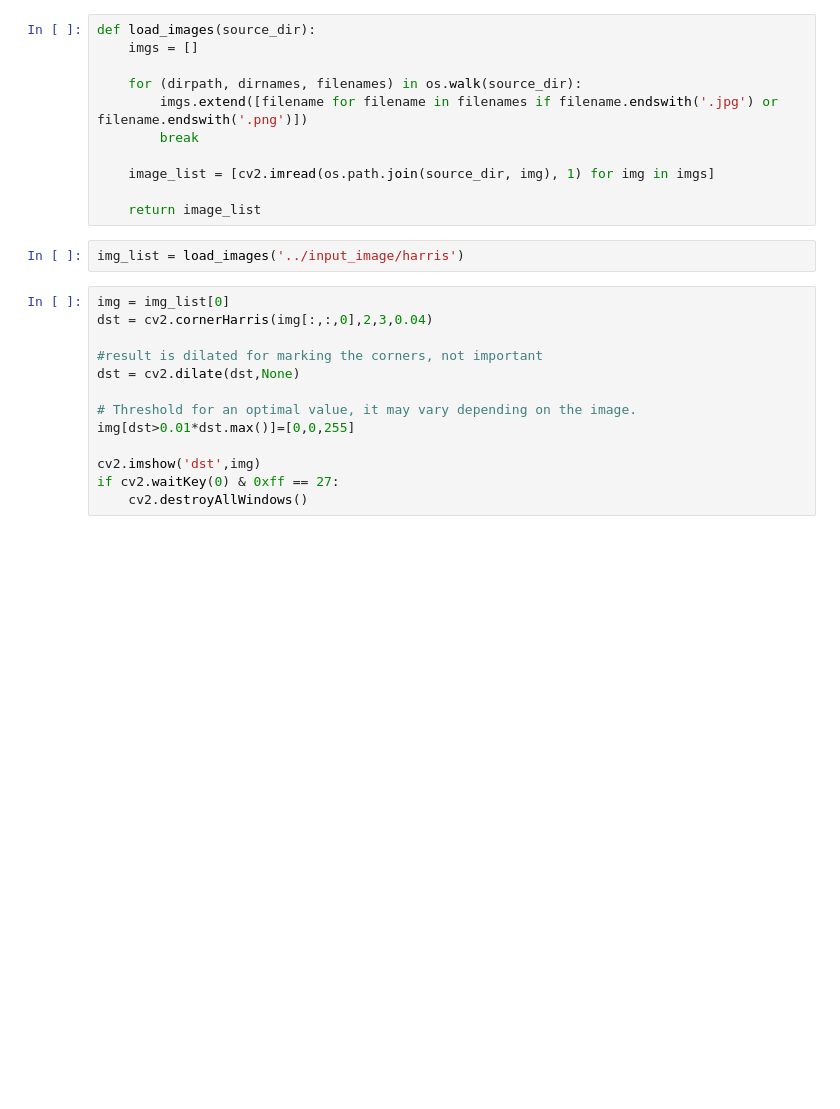
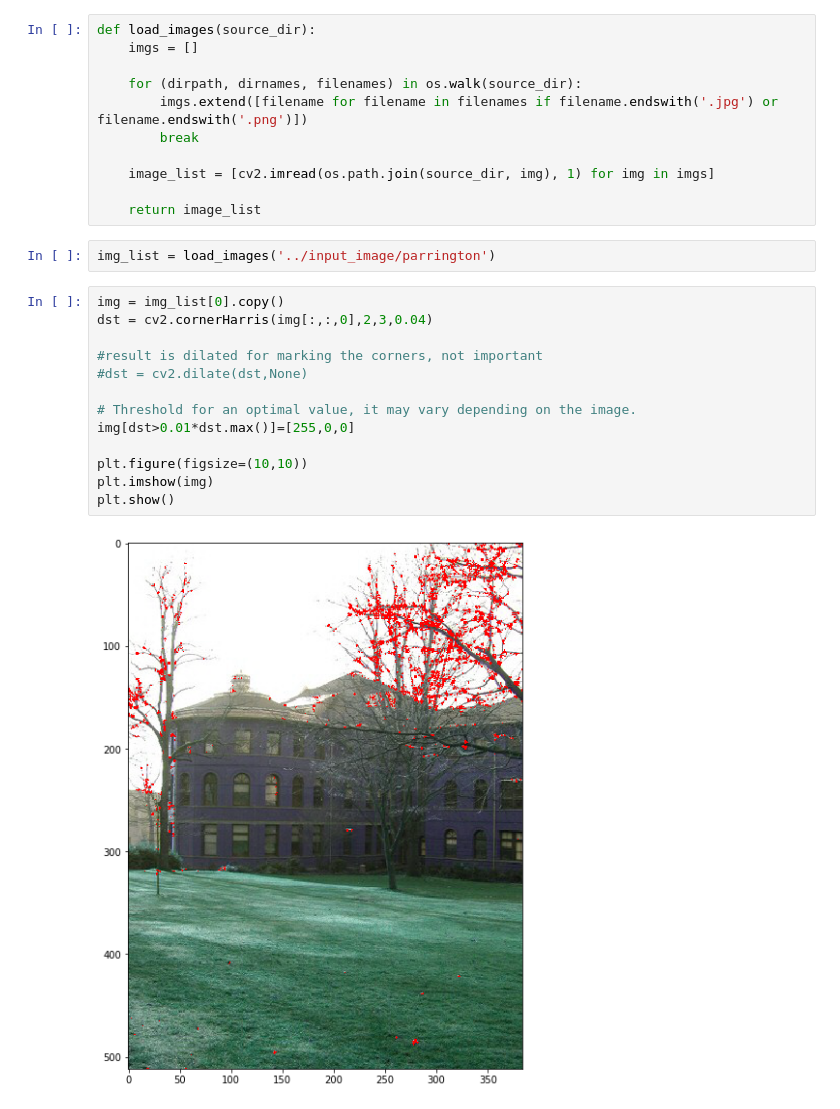
Before and after one commit to SSARCandy/panoramas-image-stitching, a Jupyter notebook: src/notebook.ipynb, the cells around one changed output. Saved outputs shown, nothing was run; the diff lists cells and outputs as text; blank space fills up the shorter version.

```diff
--- a/src/notebook.ipynb
+++ b/src/notebook.ipynb
@@ -16,18 +16,20 @@ def load_images(source_dir):
 
     return image_list
 # %%
-img_list = load_images('../input_image/harris')
+img_list = load_images('../input_image/parrington')
 # %%
-img = img_list[0]
+img = img_list[0].copy()
 dst = cv2.cornerHarris(img[:,:,0],2,3,0.04)
 
 #result is dilated for marking the corners, not important
-dst = cv2.dilate(dst,None)
+#dst = cv2.dilate(dst,None)
 
 # Threshold for an optimal value, it may vary depending on the image.
-img[dst>0.01*dst.max()]=[0,0,255]
+img[dst>0.01*dst.max()]=[255,0,0]
 
-cv2.imshow('dst',img)
-if cv2.waitKey(0) & 0xff == 27:
-    cv2.destroyAllWindows()
+plt.figure(figsize=(10,10))
+plt.imshow(img)
+plt.show()
+# %% [output]
+[figure, added]
 # %%
```
Also changed, not shown: parts of 4 cells of this notebook.
